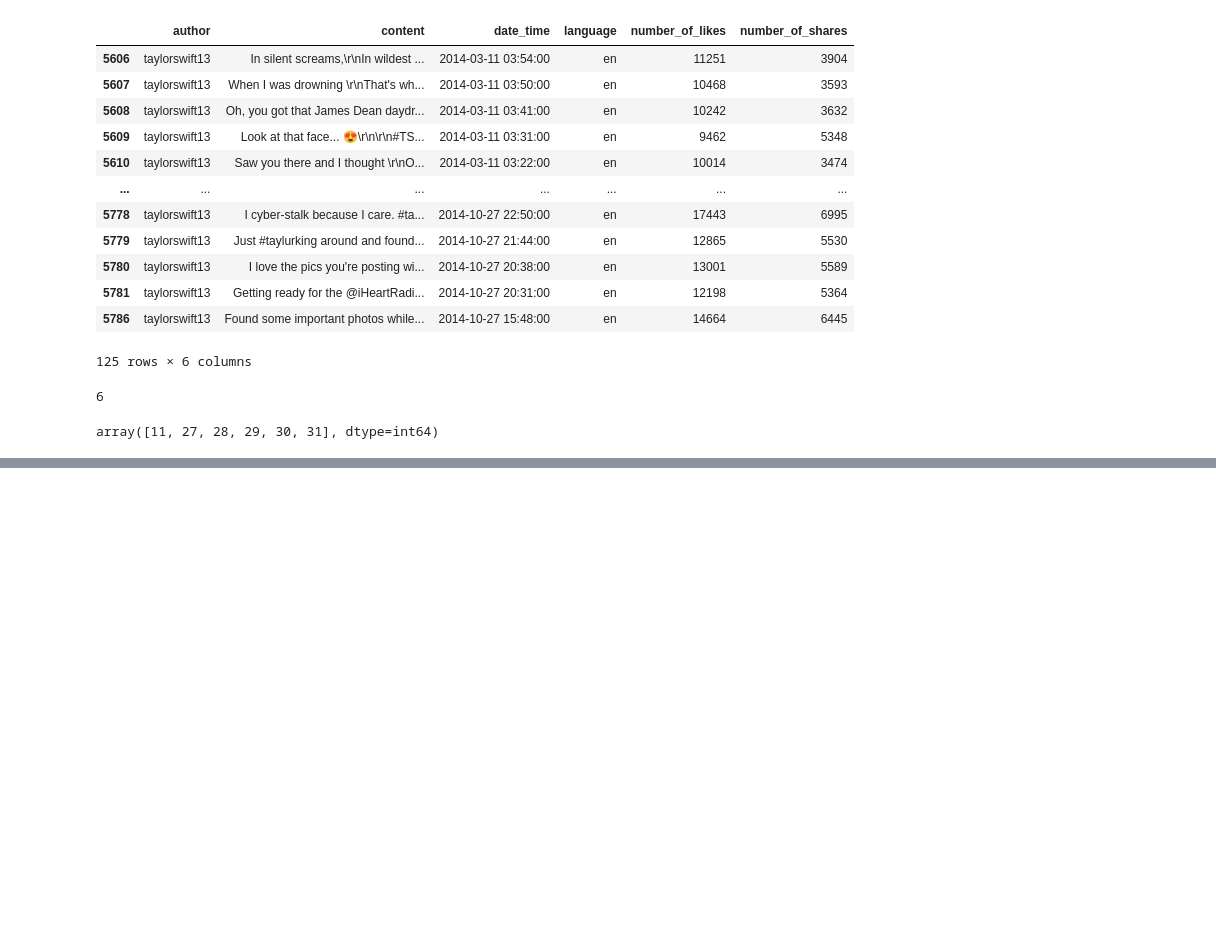
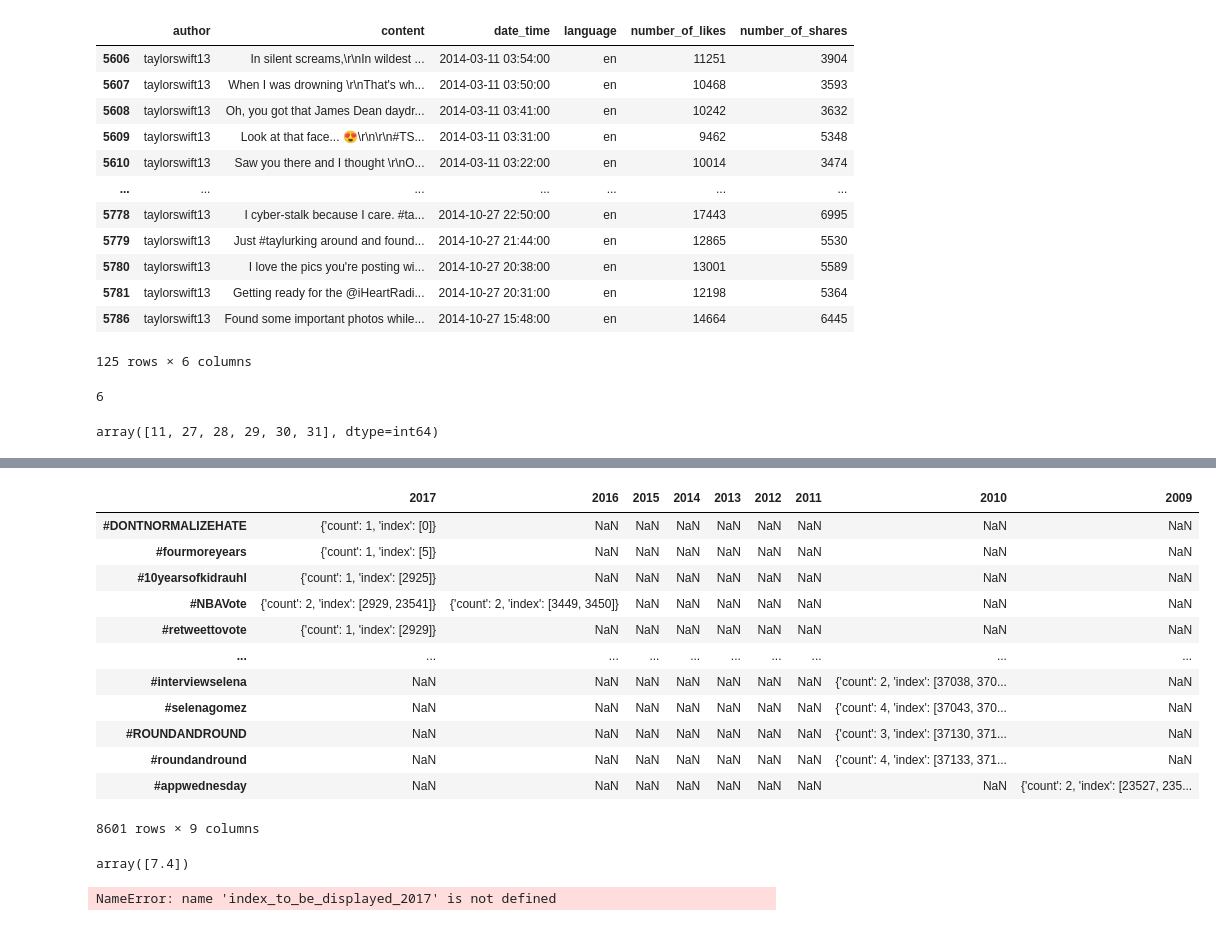
Before and after one commit to gakshat14/hist_time, a Jupyter notebook: notebooks/hashtag_parser.ipynb, the cells around one changed output, grey strips where cells are left out. Cells and saved outputs as stored; diff of their text form; code cells hidden in the pictures; blank space fills up the shorter version.

```diff
--- a/notebooks/hashtag_parser.ipynb
+++ b/notebooks/hashtag_parser.ipynb
@@ -315,0 +614,19 @@ plt.show()
+# %%
+hashtag_year = dict()
+count_1 = 0
+def get_hashtag_year(series):
+    global count_1
+    regex = r'#\w+'
+    results = re.findall(regex, series)
+    for result in results:
+        hashtag_count = 1
+        year = df.date_time[count_1].year
+        if year not in hashtag_year:
+            hashtag_year[year] = {result: {"count": hashtag_count, "index":[count_1]}}
+        else:
+            if result not in hashtag_year[year]:
+                hashtag_year[year].update({result: {"count": hashtag_count, "index":[count_1]}})
+                continue
+            hashtag_year[year][result]['index'].append(count_1)
+            hashtag_year[year][result]['count'] = hashtag_year[year][result]['count'] + 1
+    count_1 += 1
@@ -315,0 +668,18 @@ plt.show()
+# %%
+df_year_hashtag = pd.DataFrame(hashtag_year)
+# %%
+df_year_hashtag
+# %% [output]
+|  | 2017 | 2016 | 2015 | 2014 | 2013 | 2012 | 2011 | 2010 | 2009 |
+| #DONTNORMALIZEHATE | {'count': 1, 'index': [0]} | NaN | NaN | NaN | NaN | NaN | NaN | NaN | NaN |
+| #fourmoreyears | {'count': 1, 'index': [5]} | NaN | NaN | NaN | NaN | NaN | NaN | NaN | NaN |
+| #10yearsofkidrauhl | {'count': 1, 'index': [2925]} | NaN | NaN | NaN | NaN | NaN | NaN | NaN | NaN |
+| #NBAVote | {'count': 2, 'index': [2929, 23541]} | {'count': 2, 'index': [3449, 3450]} | NaN | NaN | NaN | NaN | NaN | NaN | NaN |
+| #retweettovote | {'count': 1, 'index': [2929]} | NaN | NaN | NaN | NaN | NaN | NaN | NaN | NaN |
+| ... | ... | ... | ... | ... | ... | ... | ... | ... | ... |
+| #interviewselena | NaN | NaN | NaN | NaN | NaN | NaN | NaN | {'count': 2, 'index': [37038, 370... | NaN |
+| #selenagomez | NaN | NaN | NaN | NaN | NaN | NaN | NaN | {'count': 4, 'index': [37043, 370... | NaN |
+| #ROUNDANDROUND | NaN | NaN | NaN | NaN | NaN | NaN | NaN | {'count': 3, 'index': [37130, 371... | NaN |
+| #roundandround | NaN | NaN | NaN | NaN | NaN | NaN | NaN | {'count': 4, 'index': [37133, 371... | NaN |
+| #appwednesday | NaN | NaN | NaN | NaN | NaN | NaN | NaN | NaN | {'count': 2, 'index': [23527, 235... |
+8601 rows × 9 columns
@@ -315,0 +692,8 @@ plt.show()
+# %%
+count_2017_quantile
+# %% [output]
+array([7.4])
+# %%
+index_to_be_displayed_2017
+# %% [output]
+NameError: name 'index_to_be_displayed_2017' is not defined
```
Also changed, not shown: parts of 60 cells of this notebook, 5 other files.
